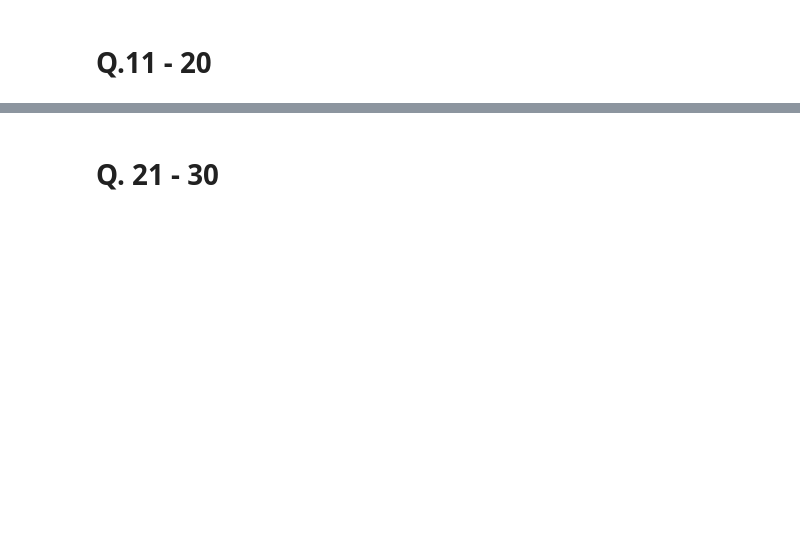
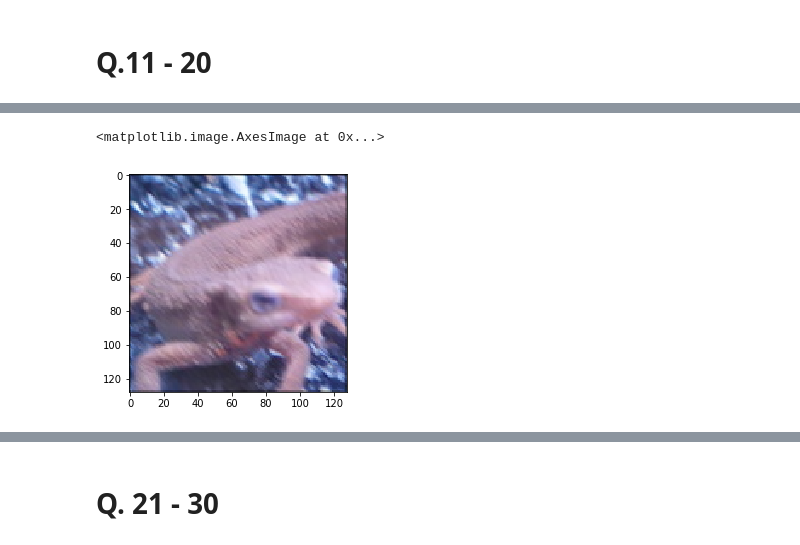
Before and after one commit to ChiyosBigDragon/ImageProcessing100fungo, a Jupyter notebook: 画像処理100本ノック(解答編).ipynb, the cells around one changed output, grey strips where cells are left out. Cells and saved outputs as stored; diff of their text form; code cells hidden in the pictures; blank space fills up the shorter version.

````diff
--- a/画像処理100本ノック(解答編).ipynb
+++ b/画像処理100本ノック(解答編).ipynb
@@ -1137,6 +1168,31 @@ cv2.waitKey(0)
 cv2.destroyAllWindows()
 ```
 </div></details>
+# %%
+import cv2
+import numpy as np
+import matplotlib.pyplot as plt
+%matplotlib inline
+
+img = cv2.imread("./Question_11_20/imori.jpg")
+img = cv2.cvtColor(img,cv2.COLOR_BGR2RGB)
+# モーションフィルタ
+K = np.array([[1,0,0],[0,1,0],[0,0,1]])
+K = K/3
+# 0パディング
+ret = np.zeros((128+2,128+2,3),dtype=np.int)
+ret[1:1+128,1:1+128] = img.copy()
+tmp = ret.copy()
+# 中心座標
+for i in range(1,1+128) :
+    for j in range(1,1+128) :
+        for k in range(3) :
+            ret[i,j,k] = np.sum(K*tmp[i-1:i+2,j-1:j+2,k])
+ret = ret[1:1+128,1:1+128]
+plt.imshow(ret)
+# %% [output]
+<matplotlib.image.AxesImage at 0x...>
+[figure, added]
 # %% [markdown]
 ## Q.13. MAX-MINフィルタ
 
````
Also changed, not shown: parts of 22 cells of this notebook, 1 other file.
